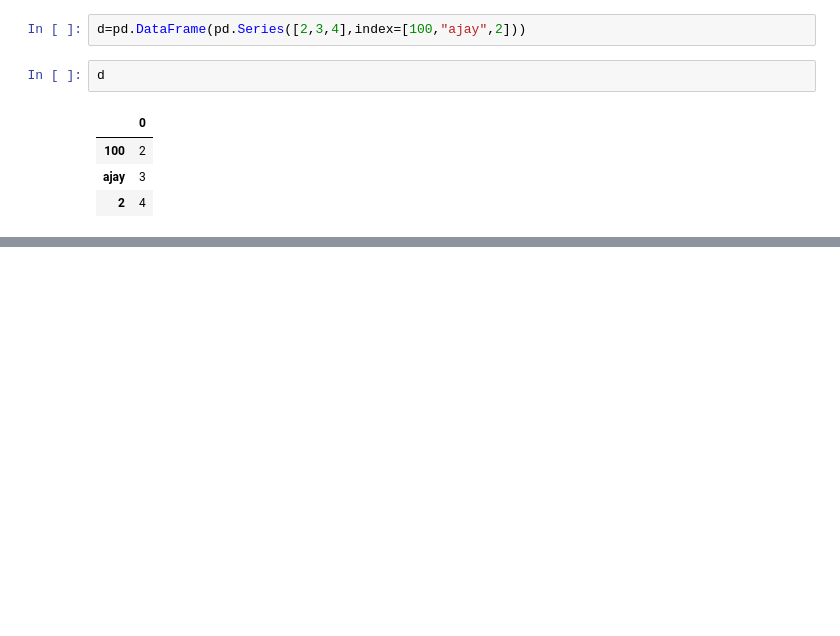
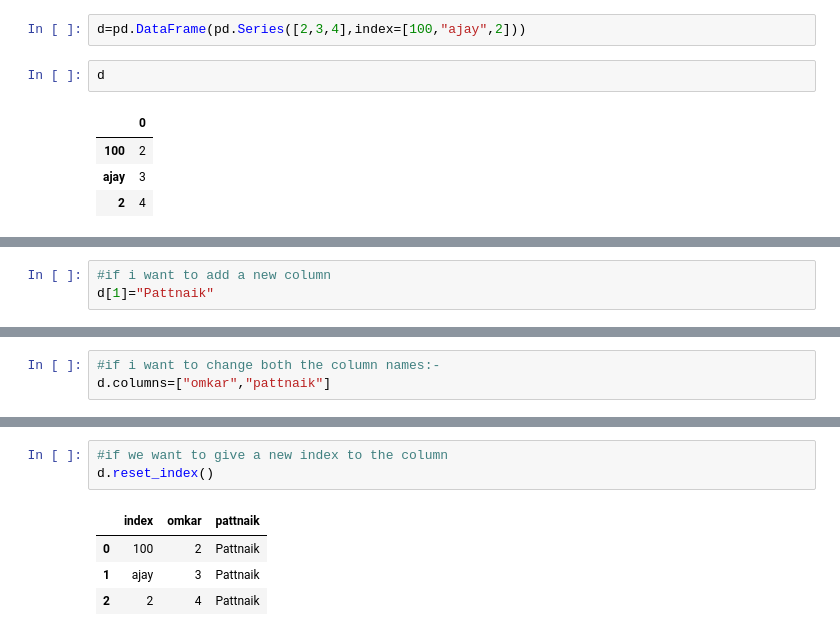
Before and after one commit to omkarpattnaik8080/Pandas, a Jupyter notebook: PandasComplete.ipynb, the cells around one changed output, grey strips where cells are left out. Saved outputs shown, nothing was run; the diff lists cells and outputs as text; blank space fills up the shorter version.

```diff
--- a/PandasComplete.ipynb
+++ b/PandasComplete.ipynb
@@ -368,0 +369,3 @@ d
+# %%
+#if i want to add a new column
+d[1]="Pattnaik"
@@ -368,0 +379,3 @@ d
+# %%
+#if i want to change both the column names:-
+d.columns=["omkar","pattnaik"]
@@ -368,0 +389,8 @@ d
+# %%
+#if we want to give a new index to the column
+d.reset_index()
+# %% [output]
+|  | index | omkar | pattnaik |
+| 0 | 100 | 2 | Pattnaik |
+| 1 | ajay | 3 | Pattnaik |
+| 2 | 2 | 4 | Pattnaik |
```
Also changed, not shown: parts of 4 cells of this notebook.
